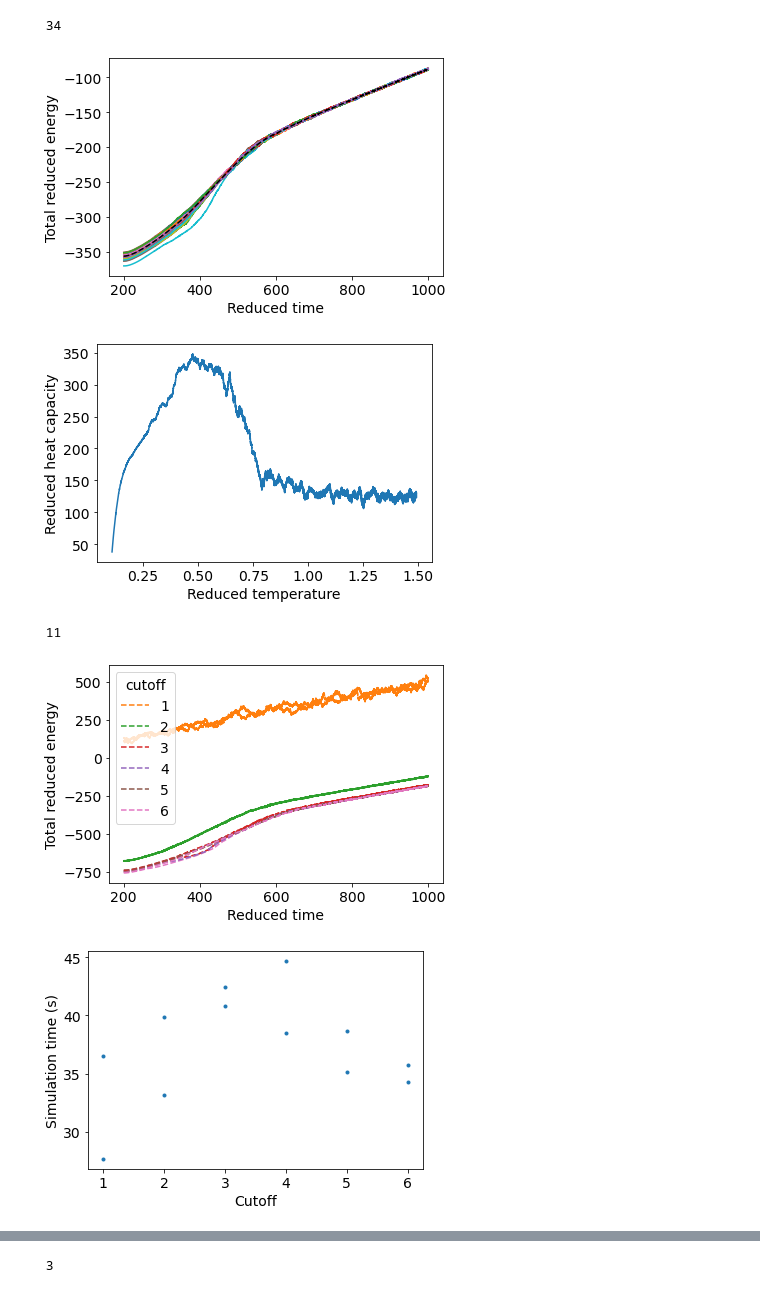
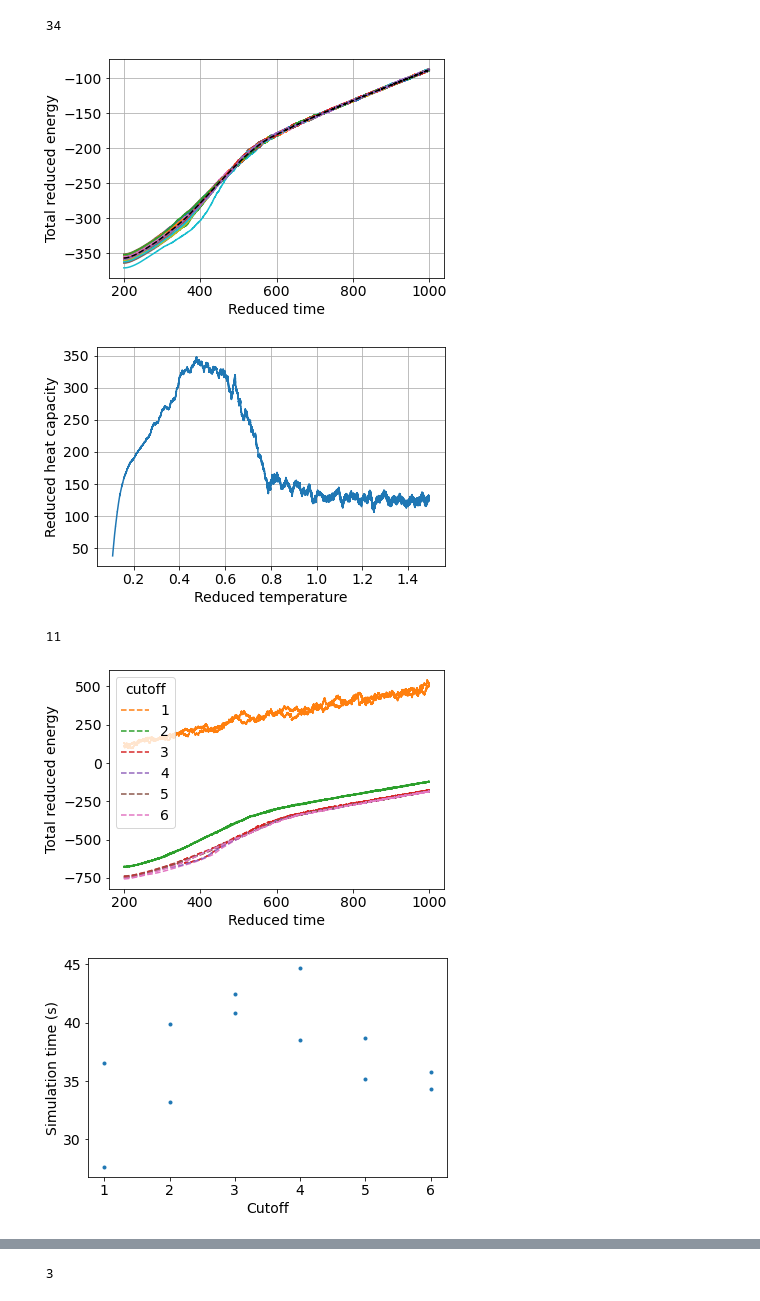
Before and after one commit to ThijsDrost/ACFPD_project, a Jupyter notebook: Analysis.ipynb, the cells around one changed output, grey strips where cells are left out. Drawn from its saved outputs; the diff is of its cells as text; code cells hidden in the pictures.

```diff
--- a/Analysis.ipynb
+++ b/Analysis.ipynb
@@ -38,7 +38,9 @@ plt.plot(time_arr, values.T)
 plt.plot(time_arr, values_avg, 'k--')
 plt.ylabel('Total reduced energy')
 plt.xlabel('Reduced time')
-plt.savefig(f'{img_loc}/1_1.png')
+plt.grid()
+plt.tight_layout()
+plt.savefig(f'{img_loc}/1_1.png', dpi=200)
 plt.show()
 
 avg_num = 1000
@@ -47,11 +49,13 @@ plt.figure()
 plt.plot(temperatures[h_avg_num:-h_avg_num], moving_average(np.diff(values_avg)/(temperatures[1]-temperatures[0]), avg_num))
 plt.xlabel('Reduced temperature')
 plt.ylabel('Reduced heat capacity')
-plt.savefig(f'{img_loc}/1_2.png')
+plt.grid()
+plt.tight_layout()
+plt.savefig(f'{img_loc}/1_2.png', dpi=200)
 plt.show()
 # %% [output]
-[figure, old version]
+[figure, new version]
-[figure, old version]
+[figure, new version]
 # %%
 files = os.listdir(f'{data_loc}/data2')
 result = {}
@@ -70,34 +74,36 @@ runtime = []
 plt.figure()
 vals = []
 for key, values in result.items():
     if values[2] in vals:
         plt.plot(values[0], values[1], f'C{values[2]}--')
     else:
         vals.append(values[2])
         plt.plot(values[0], values[1], f'C{values[2]}--', label=values[2])
     cutoff.append(values[2])
     runtime.append(values[3])
 plt.legend(title='cutoff')
 plt.xlabel('Reduced time')
 plt.ylabel('Total reduced energy')
-plt.savefig(f'{img_loc}/2_1.png')
+plt.tight_layout()
+plt.savefig(f'{img_loc}/2_1.png', dpi=200)
 plt.show()
 
 plt.figure()
 plt.plot(cutoff, runtime, 'C0.')
 plt.xlabel('Cutoff')
 plt.ylabel('Simulation time (s)')
-plt.savefig(f'{img_loc}/2_2.png')
+plt.tight_layout()
+plt.savefig(f'{img_loc}/2_2.png', dpi=200)
 plt.show()
 
 # temperatures = 0.1 + (time_arr - time_arr[0]) * (1.4 / (time_arr[-1] - time_arr[0]))
 # avg_num = 1000
 # h_avg_num = int(avg_num / 2)
 # plt.figure()
 # plt.plot(temperatures[h_avg_num:-h_avg_num], moving_average(np.diff(values_avg), avg_num))
 # plt.xlabel('Reduced temperature')
 # plt.ylabel('Heat capacity')
 # plt.show()
 # %% [output]
-[figure, old version]
+[figure, new version]
-[figure, old version]
+[figure, new version]
```
Also changed, not shown: parts of 3 cells of this notebook.
